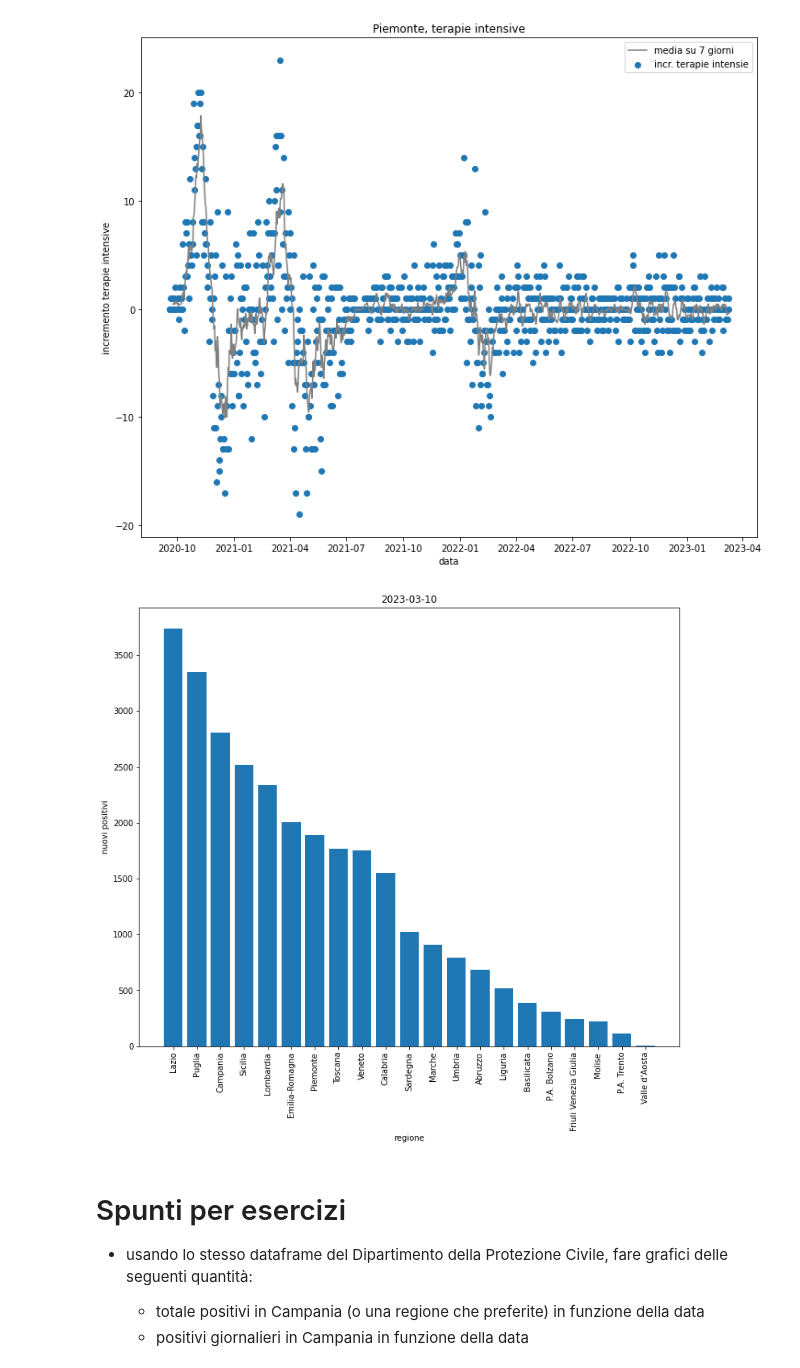
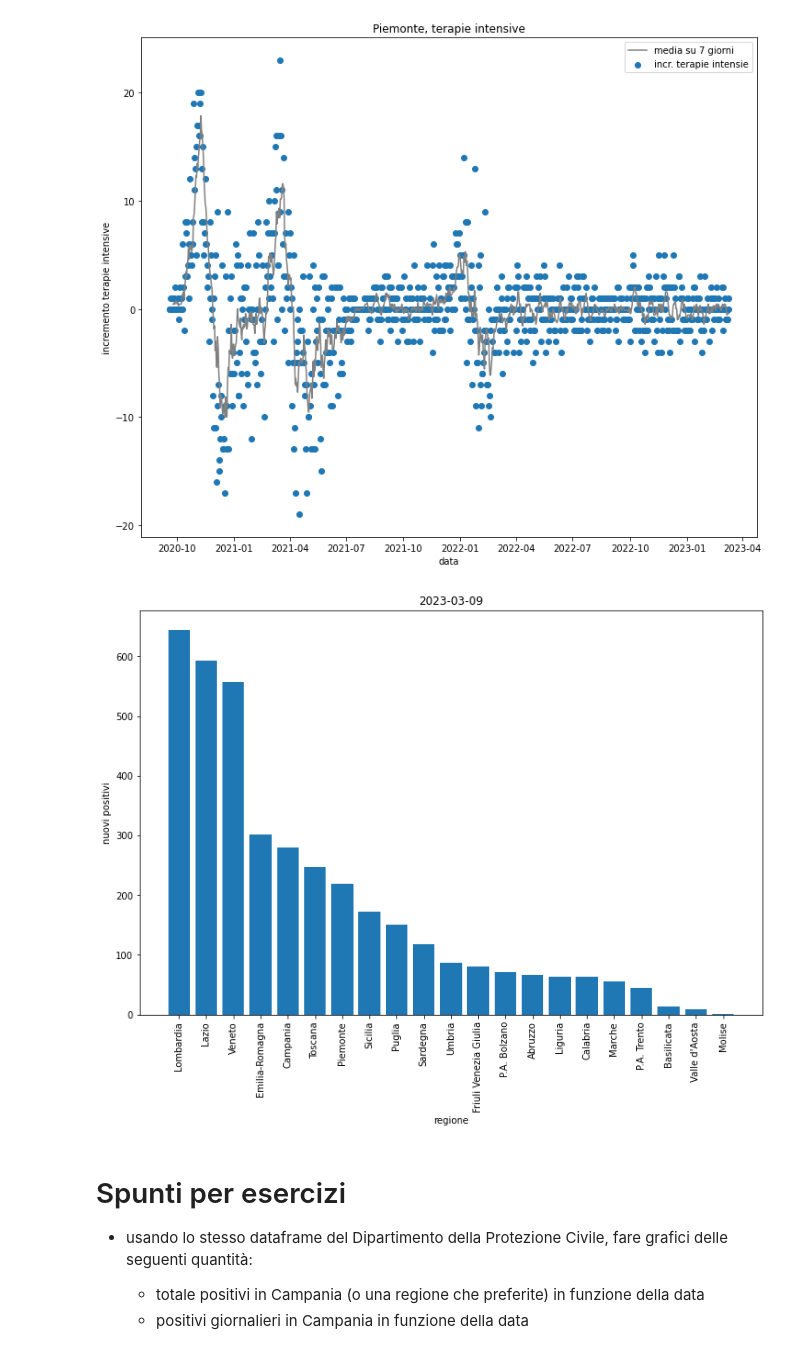
Before and after one commit to lucalista/analisi-dati-2023, a Jupyter notebook: 03.02.00__Pandas_introduzione.ipynb, the cells around one changed output. Saved outputs shown, nothing was run; the diff lists cells and outputs as text; code cells hidden in the pictures.

```diff
--- a/03.02.00__Pandas_introduzione.ipynb
+++ b/03.02.00__Pandas_introduzione.ipynb
@@ -422,17 +422,17 @@ ax.legend()
 <matplotlib.legend.Legend at 0x...>
 [figure]
 # %%
-df_today=df[df['data']=='2022-03-14T17:00:00'].copy().reset_index(drop=True)
+df_today=df[df['data']=='2023-03-09T17:00:00'].copy().reset_index(drop=True)
 df_today=df_today.sort_values(by=['nuovi_positivi'], ascending=False)
-fig, ax = plt.subplots(figsize=(12,10))
+fig, ax = plt.subplots(figsize=(12,8))
 ax.bar(df_today['denominazione_regione'], df_today['nuovi_positivi'])
 ax.set_xlabel('regione')
 ax.set_ylabel('nuovi positivi')
-plt.title('2023-03-10')
+plt.title('2023-03-09')
 plt.xticks(rotation='vertical')
 plt.show()
 # %% [output]
-[figure, old version]
+[figure, new version]
 # %% [markdown]
 # Spunti per esercizi
 
```
Also changed, not shown: parts of 4 cells of this notebook, 1 other file.
